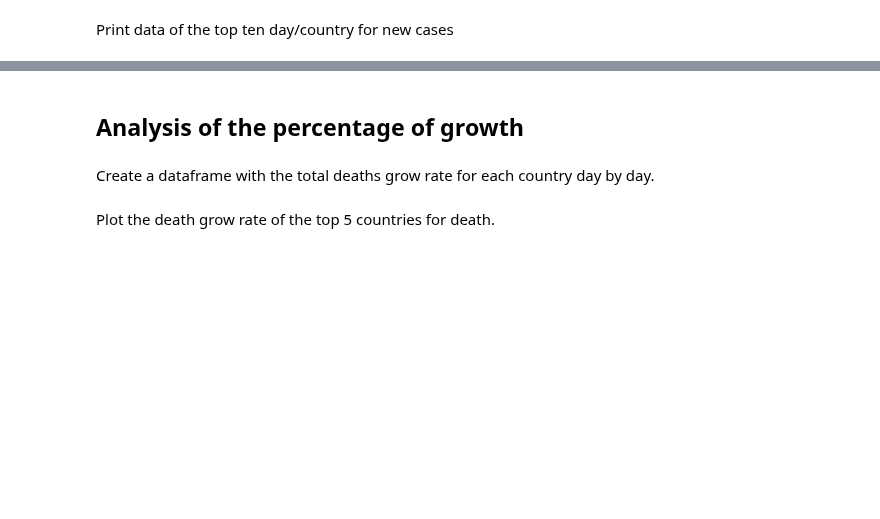
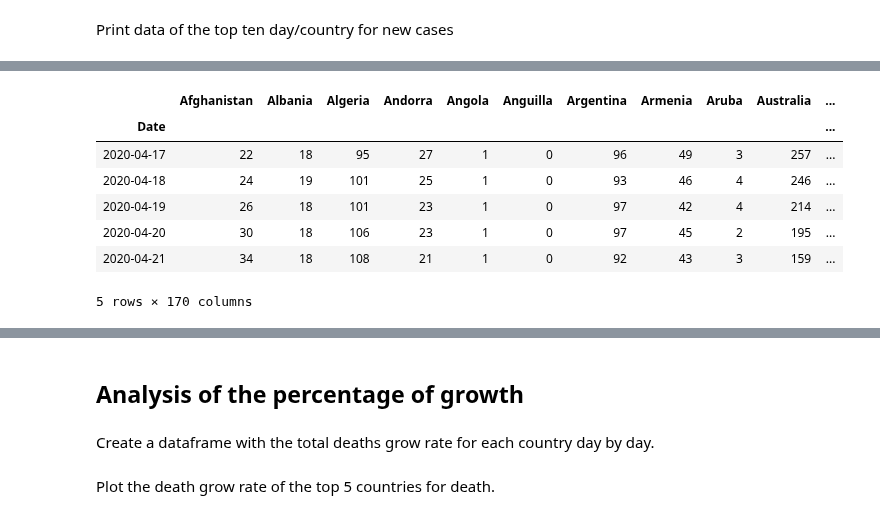
Before and after one commit to Mattia81/DataScienceForBusiness, a Jupyter notebook: World_analysis/world_analysis.ipynb, the cells around one changed output, grey strips where cells are left out. Cells and saved outputs as stored; diff of their text form; code cells hidden in the pictures; blank space fills up the shorter version.

```diff
--- a/World_analysis/world_analysis.ipynb
+++ b/World_analysis/world_analysis.ipynb
@@ -471,0 +523,14 @@ df_new_cases.head(10)
+# %%
+#evaluate the moving average of the new cases matrix
+df_new_cases_moving_average_ = df_matrix_new_cases.copy()
+df_new_cases_moving_average = evaluate_moving_average(df_new_cases_moving_average_, 10)
+df_new_cases_moving_average.tail()
+# %% [output]
+|  | Afghanistan | Albania | Algeria | Andorra | Angola | Anguilla | Argentina | Armenia | Aruba | Australia | ... |
+| Date |  |  |  |  |  |  |  |  |  |  | ... |
+| 2020-04-17 | 22 | 18 | 95 | 27 | 1 | 0 | 96 | 49 | 3 | 257 | ... |
+| 2020-04-18 | 24 | 19 | 101 | 25 | 1 | 0 | 93 | 46 | 4 | 246 | ... |
+| 2020-04-19 | 26 | 18 | 101 | 23 | 1 | 0 | 97 | 42 | 4 | 214 | ... |
+| 2020-04-20 | 30 | 18 | 106 | 23 | 1 | 0 | 97 | 45 | 2 | 195 | ... |
+| 2020-04-21 | 34 | 18 | 108 | 21 | 1 | 0 | 92 | 43 | 3 | 159 | ... |
+5 rows × 170 columns
```
Also changed, not shown: parts of 33 cells of this notebook.
